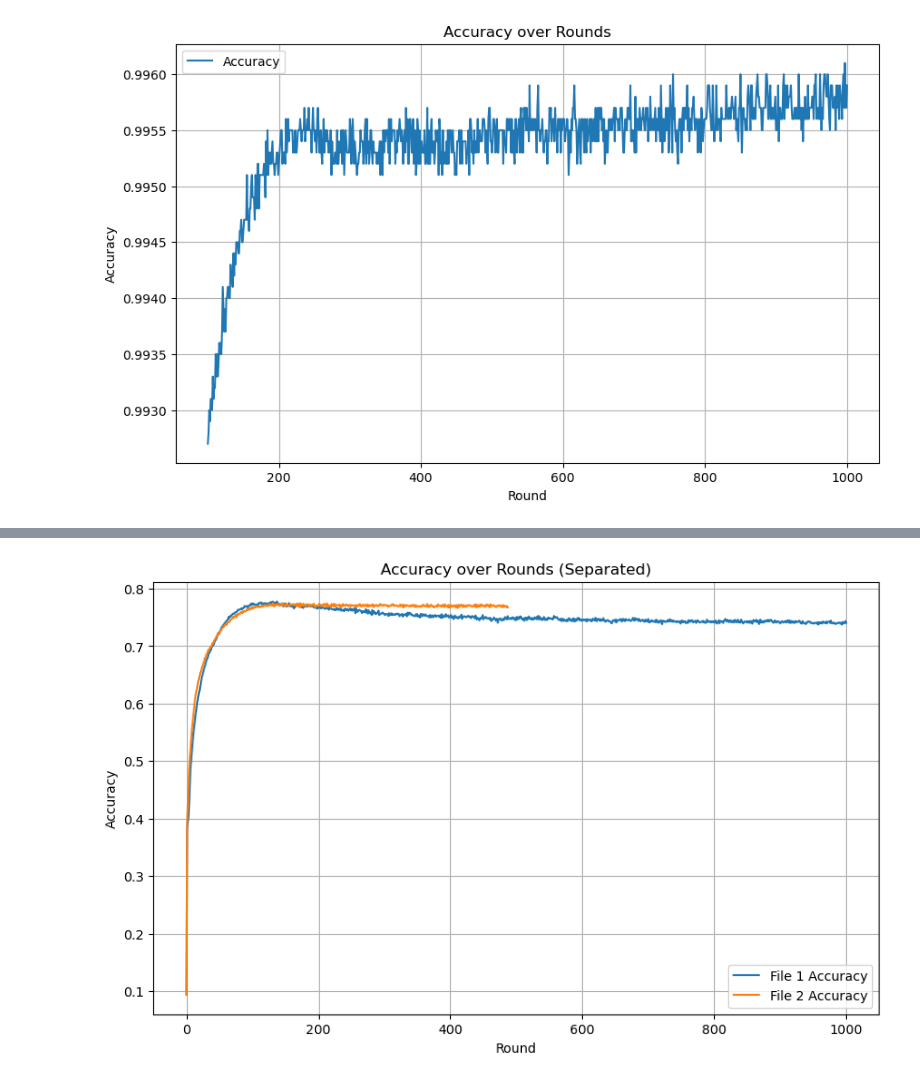
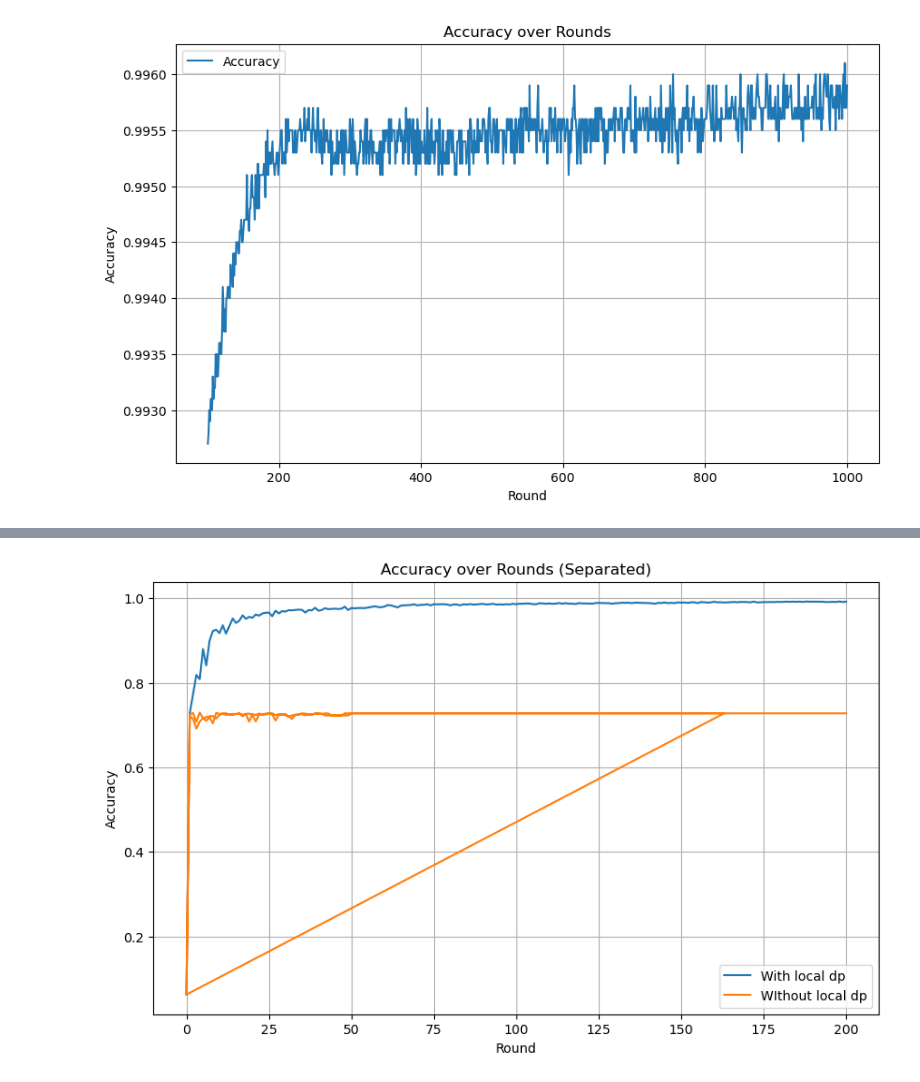
Before and after one commit to PangYuanbo/FedCP, a Jupyter notebook: system/results/view.ipynb, the cells around one changed output, grey strips where cells are left out. Cells and saved outputs as stored; diff of their text form; code cells hidden in the pictures.

```diff
--- a/system/results/view.ipynb
+++ b/system/results/view.ipynb
@@ -64,8 +64,8 @@ plt.show()
 import matplotlib.pyplot as plt
 
 # 文件路径
-file_path1 = 'results_mnist-0.1-npz_200_0.0050_model.feature_extractor.txt'
-file_path2 = 'results_mnist-0.1-npz_200_0.0050_model.head.txt'
+file_path1 = 'results_mnist-0.1-npz_1000_0.0050_100dp.txt'
+file_path2 = 'results_mnist-0.1-npz_200_0.0050.txt'
 
 # 初始化数据存储
 rounds1, acc_values1 = [], []
@@ -107,37 +107,37 @@ plt.show()
 import matplotlib.pyplot as plt
 
 # 文件路径
-file_path = '11.txt'
+file_path = 'results_mnist-0.1-npz_200_0.0050_model.feature_extractor.txt'
 
 # 初始化数据存储
 rounds_file1, acc_values_file1 = [], []
 rounds_file2, acc_values_file2 = [], []
 
 # 读取文件并解析数据
 with open(file_path, 'r') as file:
     lines = file.readlines()
     for line in lines:
         parts = line.split()
         round_num = int(parts[1][:-1])  # 提取Round号，去掉冒号
         acc_value = float(parts[-1])   # 提取ACC值
 
         # 判断属于哪个文件的数据
         if round_num in rounds_file1:  # 如果Round重复，归类到第二组
             rounds_file2.append(round_num)
             acc_values_file2.append(acc_value)
         else:
             rounds_file1.append(round_num)
             acc_values_file1.append(acc_value)
 
 # 绘制合并图
 plt.figure(figsize=(10, 6))
-plt.plot(rounds_file1, acc_values_file1, label='File 1 Accuracy')
-plt.plot(rounds_file2, acc_values_file2, label='File 2 Accuracy')
+plt.plot(rounds_file1, acc_values_file1, label='With local dp')
+plt.plot(rounds_file2, acc_values_file2, label='WIthout local dp')
 plt.xlabel('Round')
 plt.ylabel('Accuracy')
 plt.title('Accuracy over Rounds (Separated)')
 plt.grid()
 plt.legend()
 plt.show()
 # %% [output]
-[figure, old version]
+[figure, new version]
```
Also changed, not shown: parts of 1 cell of this notebook, 1 other file.
